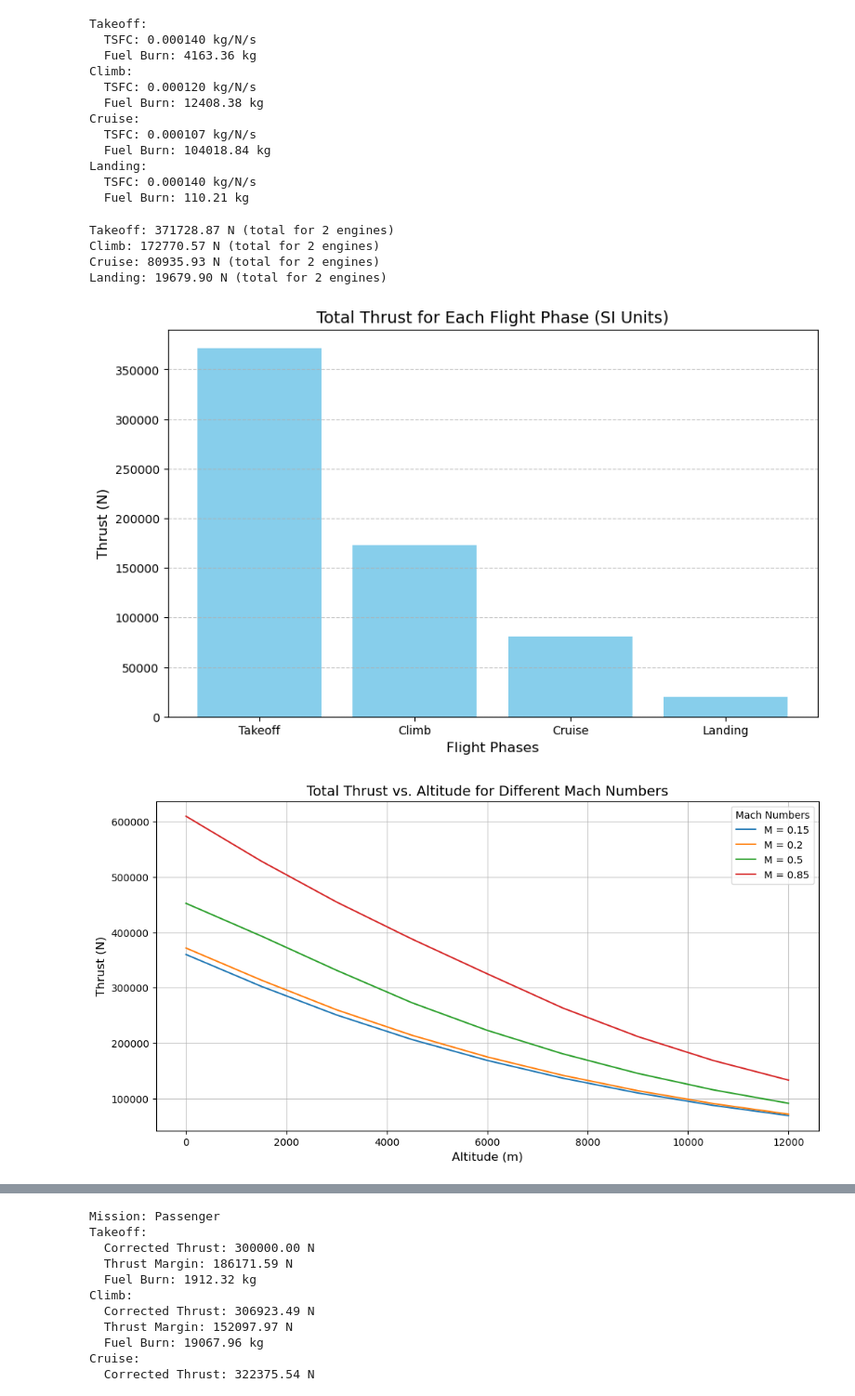
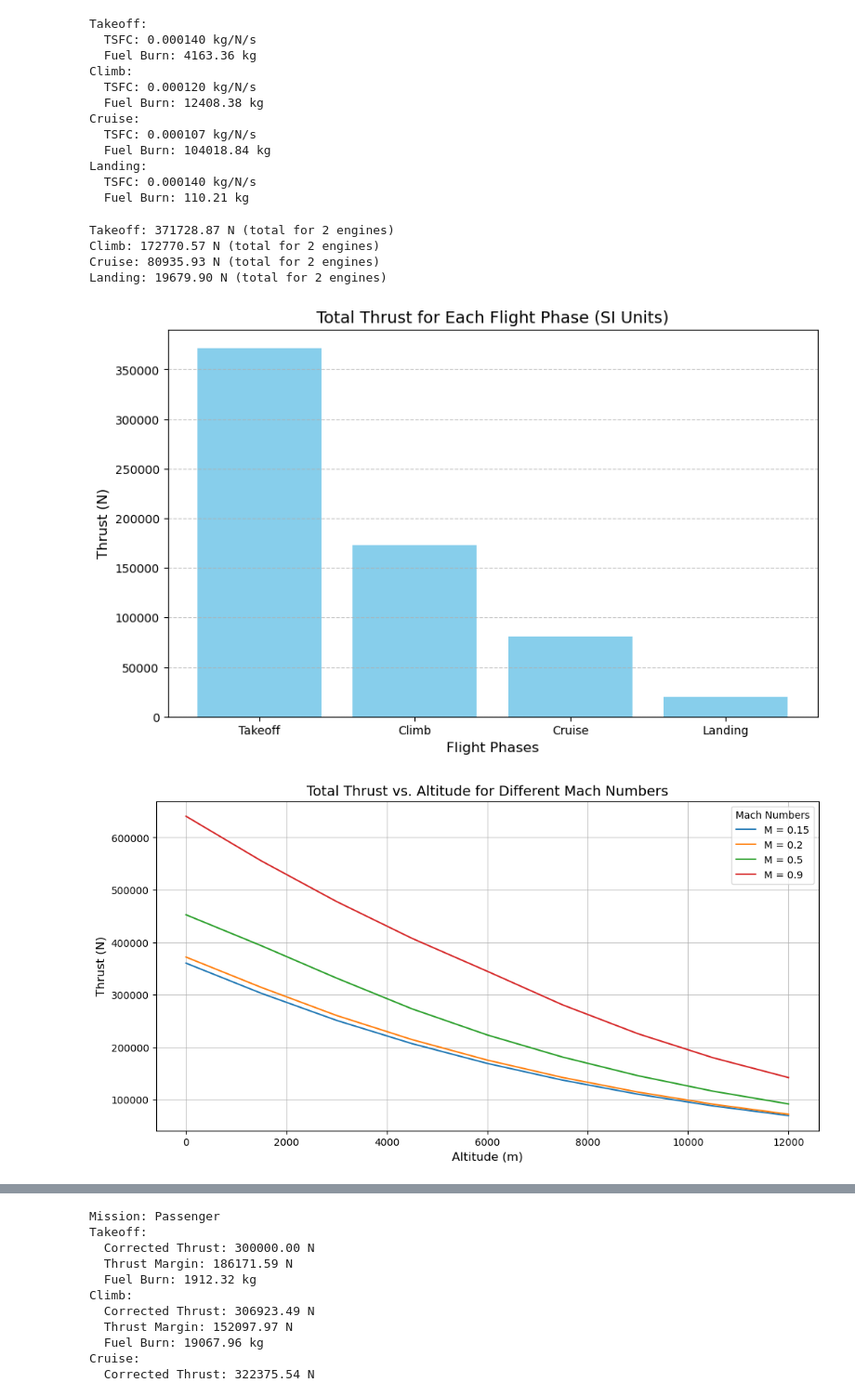
Before and after one commit to AntoineVanHoye/integrated_project, a Jupyter notebook: thrust.ipynb, the cells around one changed output, grey strips where cells are left out. Shown: that part at 93% size. Cells and saved outputs as stored; diff of their text form; code cells hidden in the pictures.

```diff
--- a/thrust.ipynb
+++ b/thrust.ipynb
@@ -199,35 +199,35 @@ for phase, params in flight_phases.items():
 plt.figure(figsize=(10, 6))
 plt.bar(phases, thrust_results, color='skyblue')
 plt.title("Total Thrust for Each Flight Phase (SI Units)", fontsize=14)
 plt.ylabel("Thrust (N)", fontsize=12)
 plt.xlabel("Flight Phases", fontsize=12)
 plt.grid(axis='y', linestyle='--', alpha=0.7)
 plt.show()
 
 #  Thrust vs. Altitude and Mach Number
 altitudes = range(0, 12500, 1500)  # Altitudes from 0 to 12,500 m
-mach_numbers = [0.15, 0.2, 0.5, 0.85]  #  (Landing, Takeoff, Climb, Cruise)
+mach_numbers = [0.15, 0.2, 0.5, 0.9]  #  (Landing, Takeoff, Climb, Cruise)
 
 plt.figure(figsize=(12, 6))
 for M in mach_numbers:
     thrusts = [
         high_bypass_turbofan_thrust(F0, 1.0, H, M, 0) * num_engines for H in altitudes
     ]
     plt.plot(altitudes, thrusts, label=f"M = {M}")
 
 plt.title("Total Thrust vs. Altitude for Different Mach Numbers", fontsize=14)
 plt.ylabel("Thrust (N)", fontsize=12)
 plt.xlabel("Altitude (m)", fontsize=12)
 plt.legend(title="Mach Numbers", fontsize=10)
 plt.grid(alpha=0.7)
 plt.show()
 # %% [output]
 Takeoff: 371728.87 N (total for 2 engines)
 Climb: 172770.57 N (total for 2 engines)
 Cruise: 80935.93 N (total for 2 engines)
 Landing: 19679.90 N (total for 2 engines)
 [figure]
-[figure, old version]
+[figure, new version]
 # %%
 import matplotlib.pyplot as plt
 import math
```
Also changed, not shown: parts of 3 cells of this notebook.
